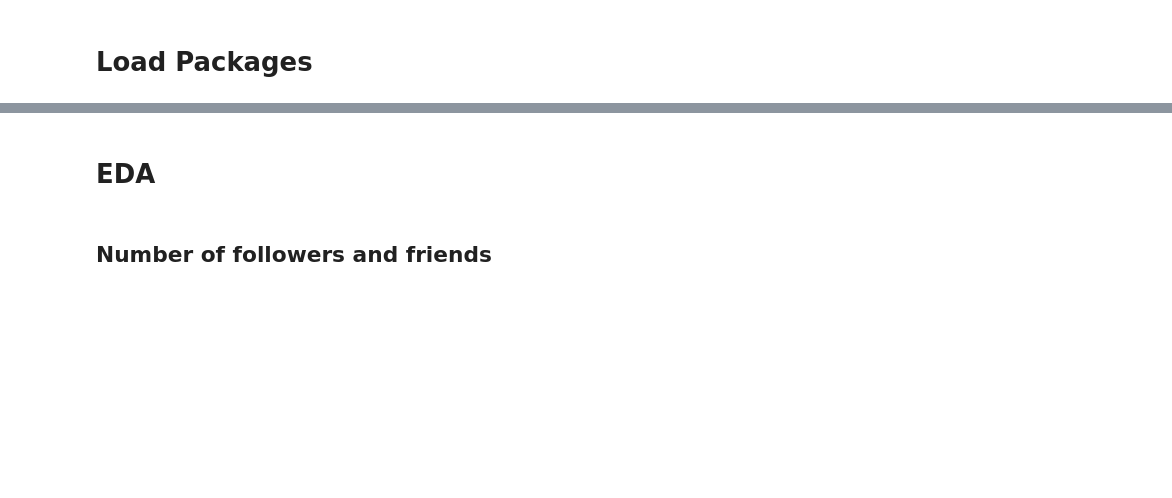
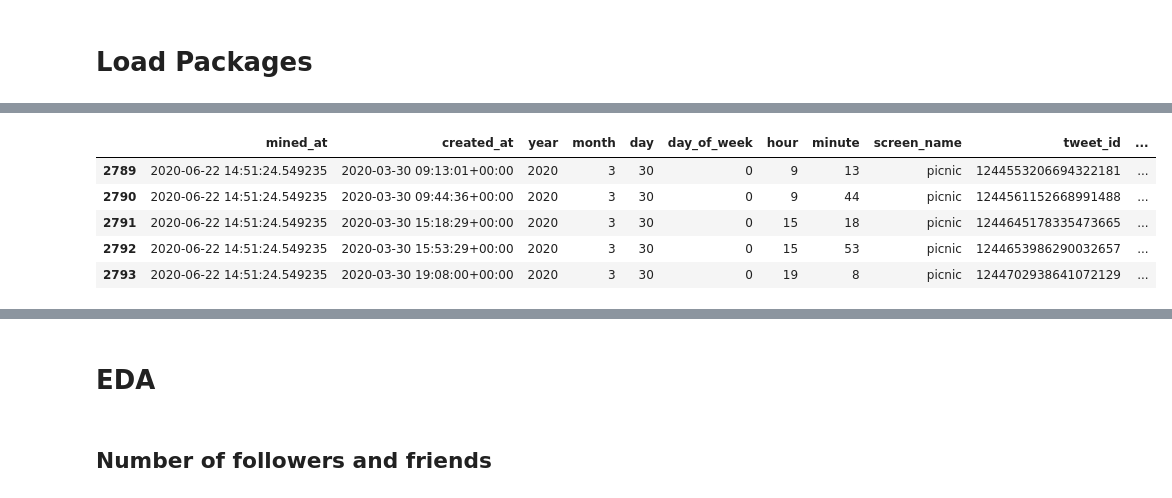
Before and after one commit to dpbac/twitter_analysis_online_grocery_NL, a Jupyter notebook: notebooks/03-EDA and Sentiment Analysis.ipynb, the cells around one changed output, grey strips where cells are left out. Drawn from its saved outputs; the diff is of its cells as text; code cells hidden in the pictures; blank space fills up the shorter version.

```diff
--- a/notebooks/03-EDA and Sentiment Analysis.ipynb
+++ b/notebooks/03-EDA and Sentiment Analysis.ipynb
@@ -24,0 +292,10 @@ TodaysDate = time.strftime("%Y-%m-%d")
+# %%
+df_concat = pd.concat([df_picnic[df_picnic['created_at']>=min_date],df_jumbo[df_jumbo['created_at']>=min_date], df_ah])
+df_concat.head()
+# %% [output]
+|  | mined_at | created_at | year | month | day | day_of_week | hour | minute | screen_name | tweet_id | ... |
+| 2789 | 2020-06-22 14:51:24.549235 | 2020-03-30 09:13:01+00:00 | 2020 | 3 | 30 | 0 | 9 | 13 | picnic | 1244553206694322181 | ... |
+| 2790 | 2020-06-22 14:51:24.549235 | 2020-03-30 09:44:36+00:00 | 2020 | 3 | 30 | 0 | 9 | 44 | picnic | 1244561152668991488 | ... |
+| 2791 | 2020-06-22 14:51:24.549235 | 2020-03-30 15:18:29+00:00 | 2020 | 3 | 30 | 0 | 15 | 18 | picnic | 1244645178335473665 | ... |
+| 2792 | 2020-06-22 14:51:24.549235 | 2020-03-30 15:53:29+00:00 | 2020 | 3 | 30 | 0 | 15 | 53 | picnic | 1244653986290032657 | ... |
+| 2793 | 2020-06-22 14:51:24.549235 | 2020-03-30 19:08:00+00:00 | 2020 | 3 | 30 | 0 | 19 | 8 | picnic | 1244702938641072129 | ... |
```
Also changed, not shown: parts of 47 cells of this notebook.
